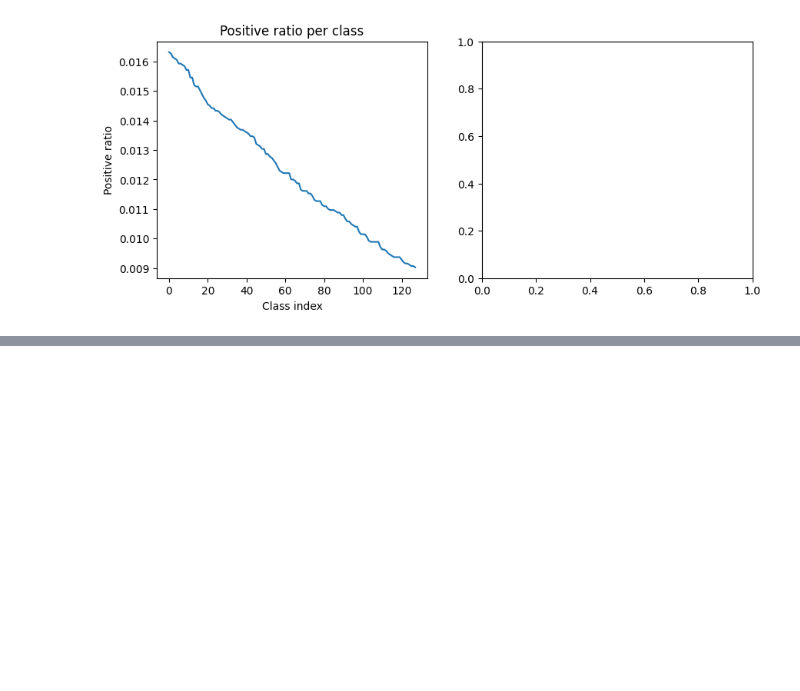
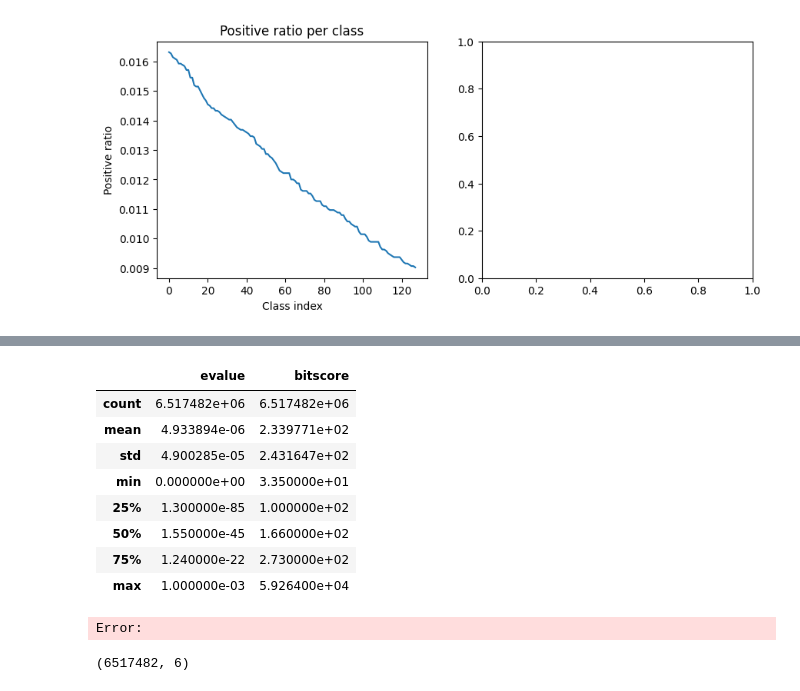
Before and after one commit to tnshp/CAFA6_embeds_model, a Jupyter notebook: dataset_analysis_2.ipynb, the cells around one changed output, grey strips where cells are left out. Cells and saved outputs as stored; diff of their text form; code cells hidden in the pictures; blank space fills up the shorter version.

```diff
--- a/dataset_analysis_2.ipynb
+++ b/dataset_analysis_2.ipynb
@@ -129,0 +152,18 @@ Text(0, 0.5, 'Positive ratio')
+# %%
+results_df[['evalue', 'bitscore']].describe()
+# %% [output]
+|  | evalue | bitscore |
+| count | 6.517482e+06 | 6.517482e+06 |
+| mean | 4.933894e-06 | 2.339771e+02 |
+| std | 4.900285e-05 | 2.431647e+02 |
+| min | 0.000000e+00 | 3.350000e+01 |
+| 25% | 1.300000e-85 | 1.000000e+02 |
+| 50% | 1.550000e-45 | 1.660000e+02 |
+| 75% | 1.240000e-22 | 2.730000e+02 |
+| max | 1.000000e-03 | 5.926400e+04 |
+Error:
+# %%
+results_df.drop(results_df[results_df['qseqid'] == results_df['sseqid']].index, inplace=True   )
+results_df.shape
+# %% [output]
+(6517482, 6)
```
Also changed, not shown: parts of 5 cells of this notebook, 4 other files.
